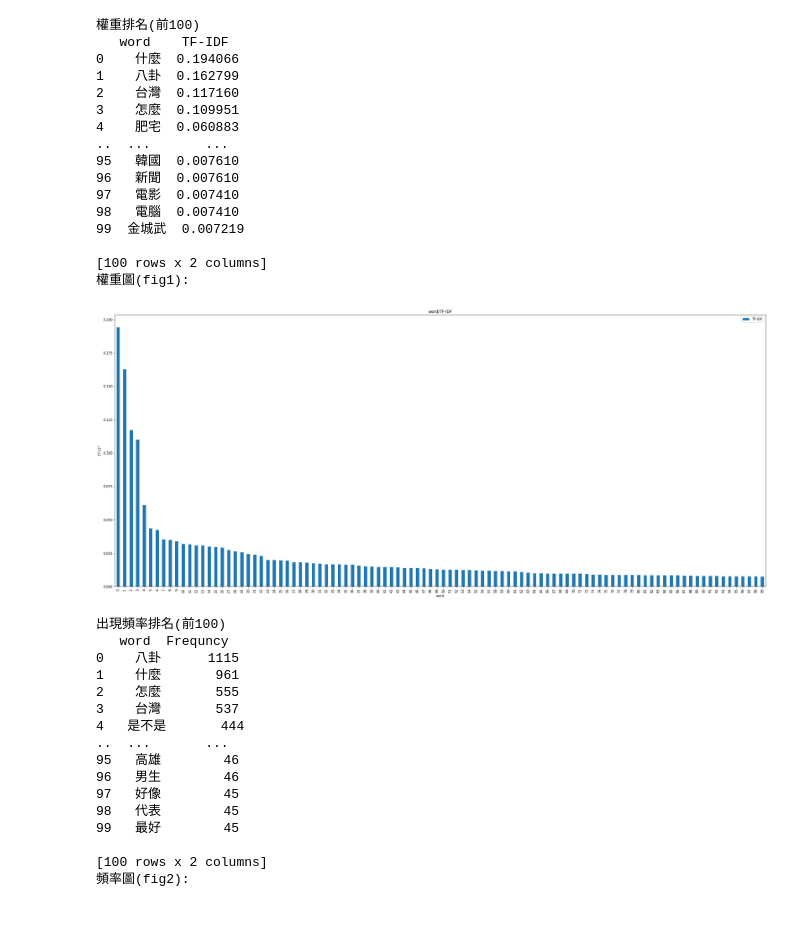
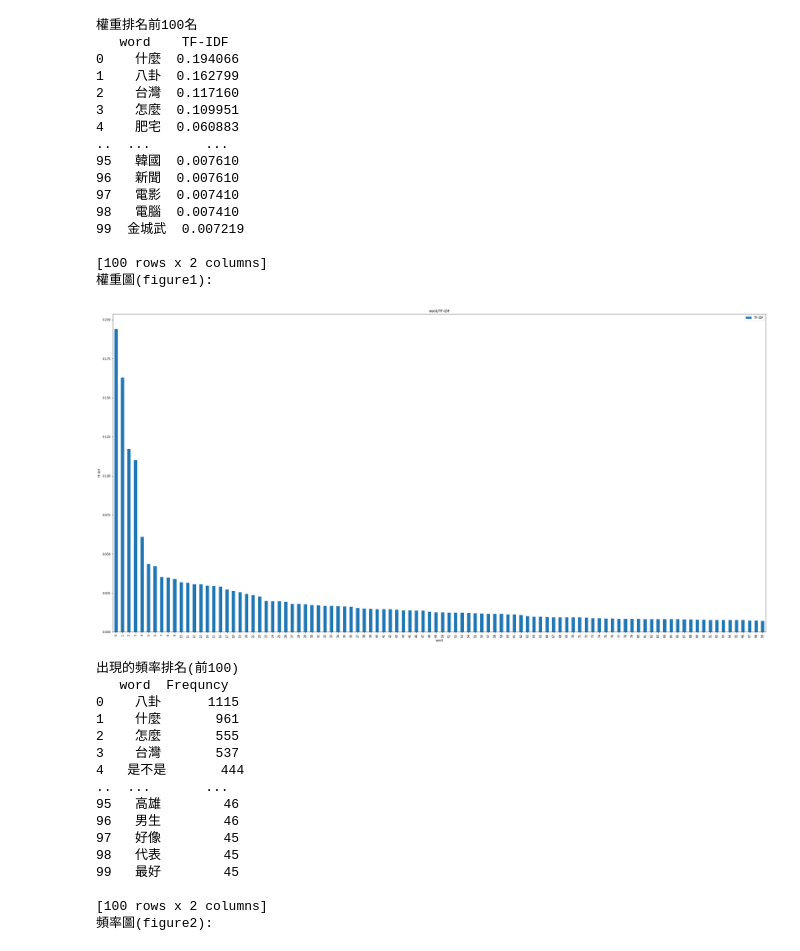
Before and after one commit to greg881203/222, a Jupyter notebook: hw1/hw1.ipynb, the cells around one changed output. Cells and saved outputs as stored; diff of their text form; code cells hidden in the pictures; blank space fills up the shorter version.

```diff
--- a/hw1/hw1.ipynb
+++ b/hw1/hw1.ipynb
@@ -9,15 +9,15 @@ def TF_IDF():
     txt = open("hw1.txt", encoding="utf-8").read()
     tags = jieba.analyse.extract_tags(txt, topK=100, withWeight=True)
 
-    df = pd.DataFrame(tags, columns = ["word", "TF-IDF"])
-    print('權重排名(前100)')
+    df = pda.DataFrame(tags, columns = ["word", "TF-IDF"])
+    print('權重排名前100名')
     print(df)
-    print('權重圖(fig1):')
+    print('權重圖(figure1):')
     chart = df.plot( kind ='bar',
                     title = 'word/TF-IDF',
                     xlabel = 'word',
                     ylabel = 'TF-IDF',
-                    figsize = (35,15))
+                    figsize = (40,20))
     plt.show()
 
 def Frequency():
@@ -37,41 +37,41 @@ def Frequency():
 
     for i in range(100):
         word, count = items[i]
         # print("{0:<10}{1:>5}".format(word, count))
 
-    df = pd.DataFrame(items, columns = ["word", "Frequncy"]).sort_values(['Frequncy'],ascending=[False])[0:100]
-    print('出現頻率排名(前100)')
+    df = pda.DataFrame(items, columns = ["word", "Frequncy"]).sort_values(['Frequncy'],ascending=[False])[0:100]
+    print('出現的頻率排名(前100)')
     print(df)
-    print('頻率圖(fig2):')
+    print('頻率圖(figure2):')
     chart = df.plot( kind ='bar',
                     title = 'word/Frequncy',
                     xlabel = 'word',
                     ylabel = 'Frequncy',
-                    figsize = (35,15))
+                    figsize = (40,20))
     plt.show()
 
 
 TF_IDF()
 Frequency()
 # %% [output]
-權重排名(前100)
+權重排名前100名
    word    TF-IDF
 0    什麼  0.194066
 1    八卦  0.162799
 2    台灣  0.117160
 3    怎麼  0.109951
 4    肥宅  0.060883
 ..  ...       ...
 95   韓國  0.007610
 96   新聞  0.007610
 97   電影  0.007410
 98   電腦  0.007410
 99  金城武  0.007219
 
 [100 rows x 2 columns]
-權重圖(fig1):
+權重圖(figure1):
-[figure, old version]
+[figure, new version]
-出現頻率排名(前100)
+出現的頻率排名(前100)
    word  Frequncy
 0    八卦      1115
 1    什麼       961
@@ -86,4 +86,4 @@ Frequency()
 99   最好        45
 
 [100 rows x 2 columns]
-頻率圖(fig2):
+頻率圖(figure2):
```
Also changed, not shown: parts of 1 cell of this notebook.
